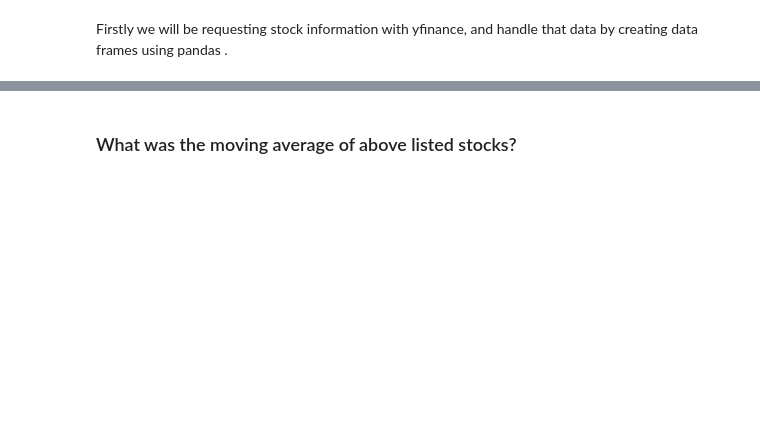
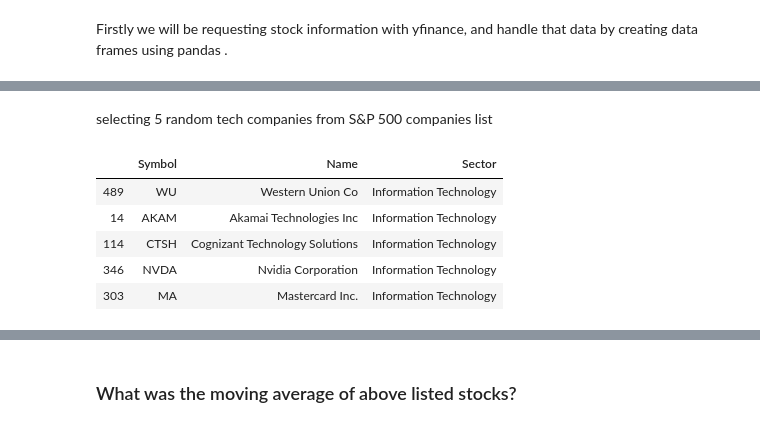
Before and after one commit to YM53858/DATA-690-WANG, a Jupyter notebook: Individual Project/Deliverable_2/Deliverable_2.ipynb, the cells around one changed output, grey strips where cells are left out. Saved outputs shown, nothing was run; the diff lists cells and outputs as text; code cells hidden in the pictures; blank space fills up the shorter version.

```diff
--- a/Individual Project/Deliverable_2/Deliverable_2.ipynb
+++ b/Individual Project/Deliverable_2/Deliverable_2.ipynb
@@ -20 +36,13 @@ Firstly we will be requesting stock information with yfinance, and handle that d
+# %% [markdown]
+selecting 5 random tech companies from S&P 500 companies list
+# %%
+tech = sp500.loc[sp500["Sector"]=="Information Technology"].sample(5) # selcting tech companies
+tech
+# %% [output]
+|  | Symbol | Name | Sector |
+| 489 | WU | Western Union Co | Information Technology |
+| 14 | AKAM | Akamai Technologies Inc | Information Technology |
+| 114 | CTSH | Cognizant Technology Solutions | Information Technology |
+| 346 | NVDA | Nvidia Corporation | Information Technology |
+| 303 | MA | Mastercard Inc. | Information Technology |
 # %%
```
Also changed, not shown: parts of 13 cells of this notebook.
